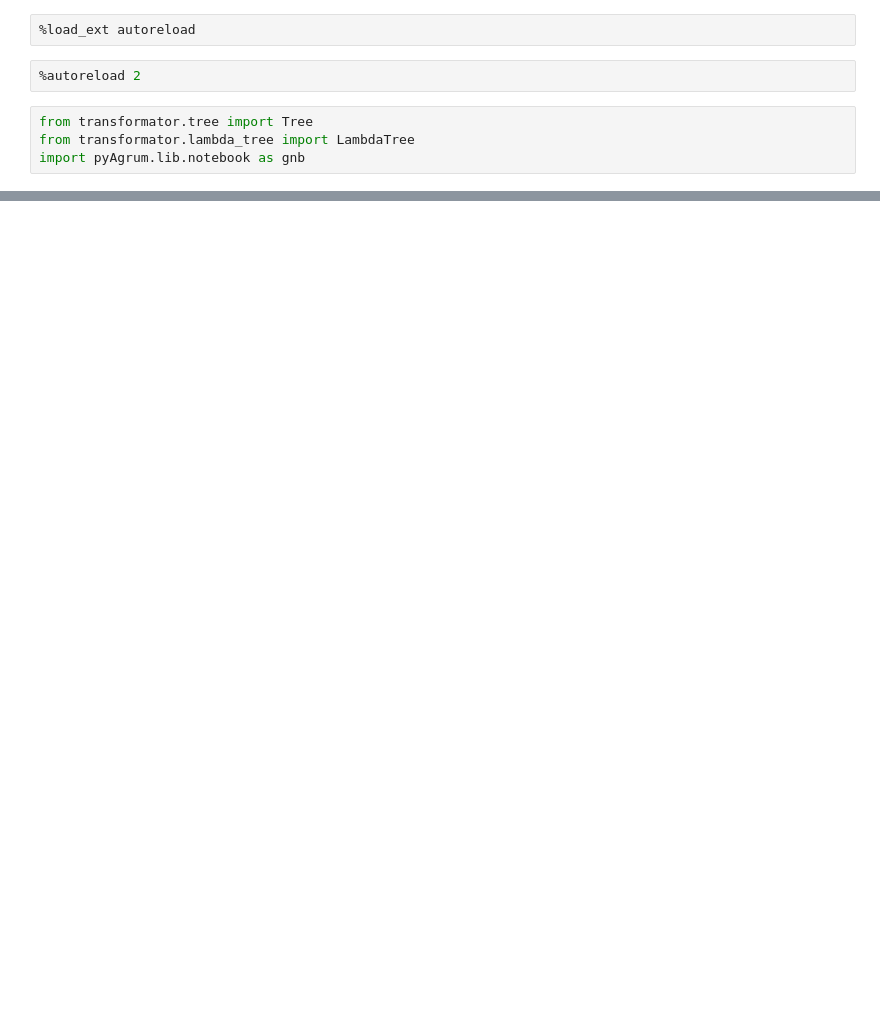
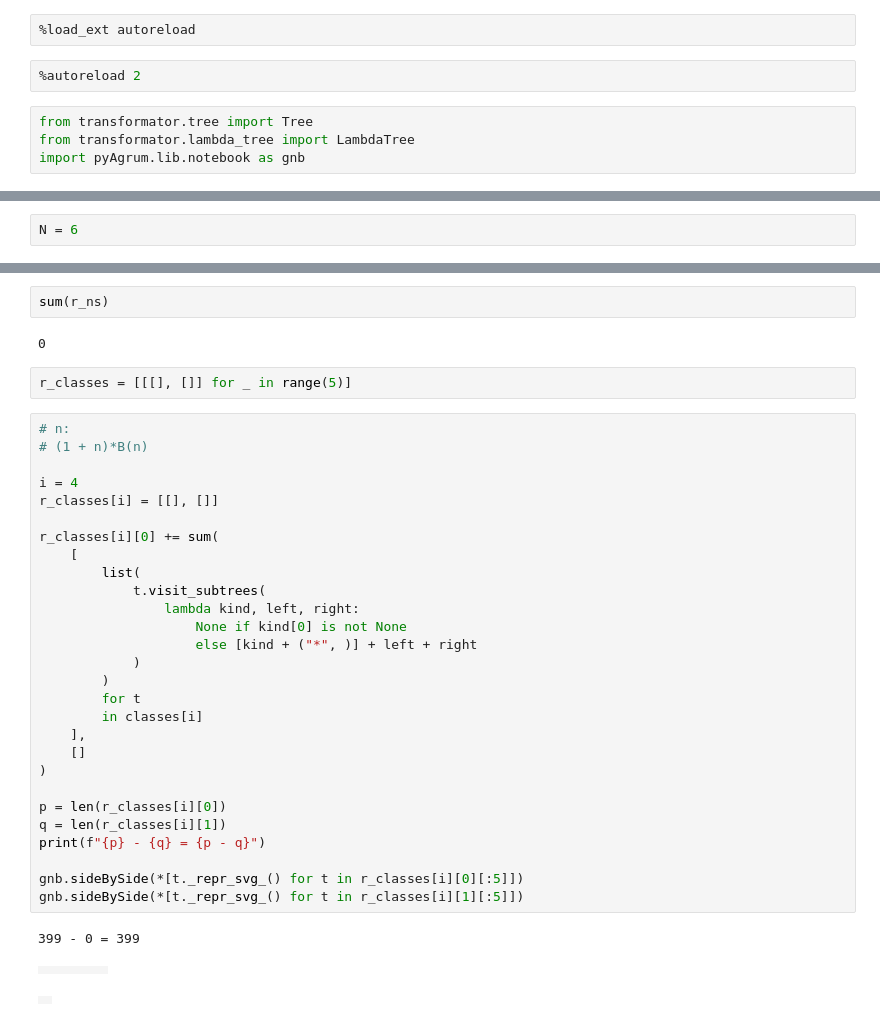
Before and after one commit to Larhard/transformator, a Jupyter notebook: transformator/main.ipynb, the cells around one changed output, grey strips where cells are left out. Drawn from its saved outputs; the diff is of its cells as text; blank space fills up the shorter version.

```diff
--- a/transformator/main.ipynb
+++ b/transformator/main.ipynb
@@ -23,0 +9,2 @@ gnb.sideBySide(*[t._repr_svg_() for t in trees])
+# %%
+N = 6
@@ -23,0 +49,38 @@ gnb.sideBySide(*[t._repr_svg_() for t in trees])
+# %%
+sum(r_ns)
+# %% [output]
+0
+# %%
+r_classes = [[[], []] for _ in range(5)]
+# %%
+# n:
+# (1 + n)*B(n)
+
+i = 4
+r_classes[i] = [[], []]
+
+r_classes[i][0] += sum(
+    [
+        list(
+            t.visit_subtrees(
+                lambda kind, left, right:
+                    None if kind[0] is not None
+                    else [kind + ("*", )] + left + right
+            )
+        )
+        for t
+        in classes[i]
+    ],
+    []
+)
+
+p = len(r_classes[i][0])
+q = len(r_classes[i][1])
+print(f"{p} - {q} = {p - q}")
+
+gnb.sideBySide(*[t._repr_svg_() for t in r_classes[i][0][:5]])
+gnb.sideBySide(*[t._repr_svg_() for t in r_classes[i][1][:5]])
+# %% [output]
+399 - 0 = 399
+|  |  |  |  |  |
+|  |
```
Also changed, not shown: parts of 19 cells of this notebook, 2 other files.
